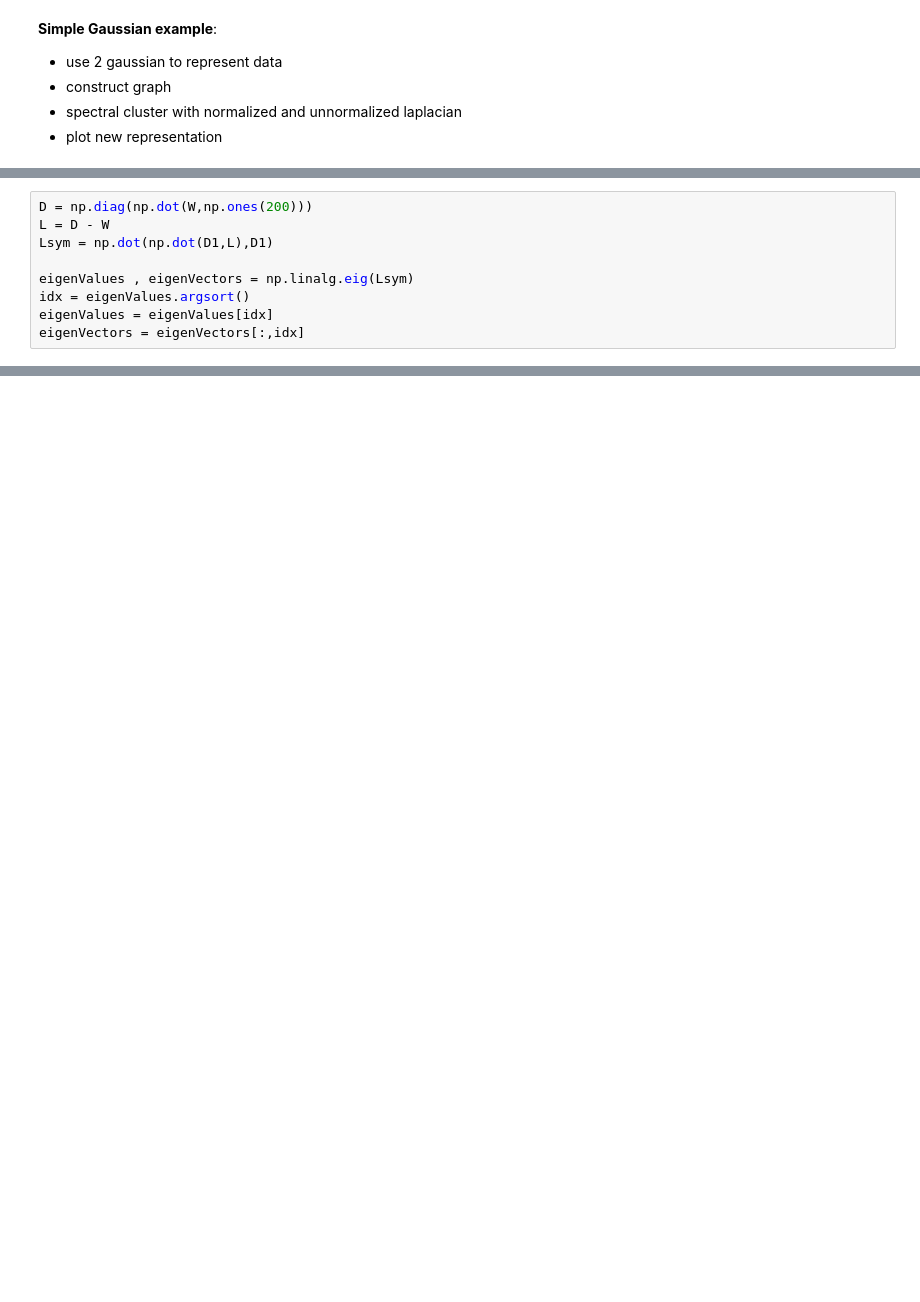
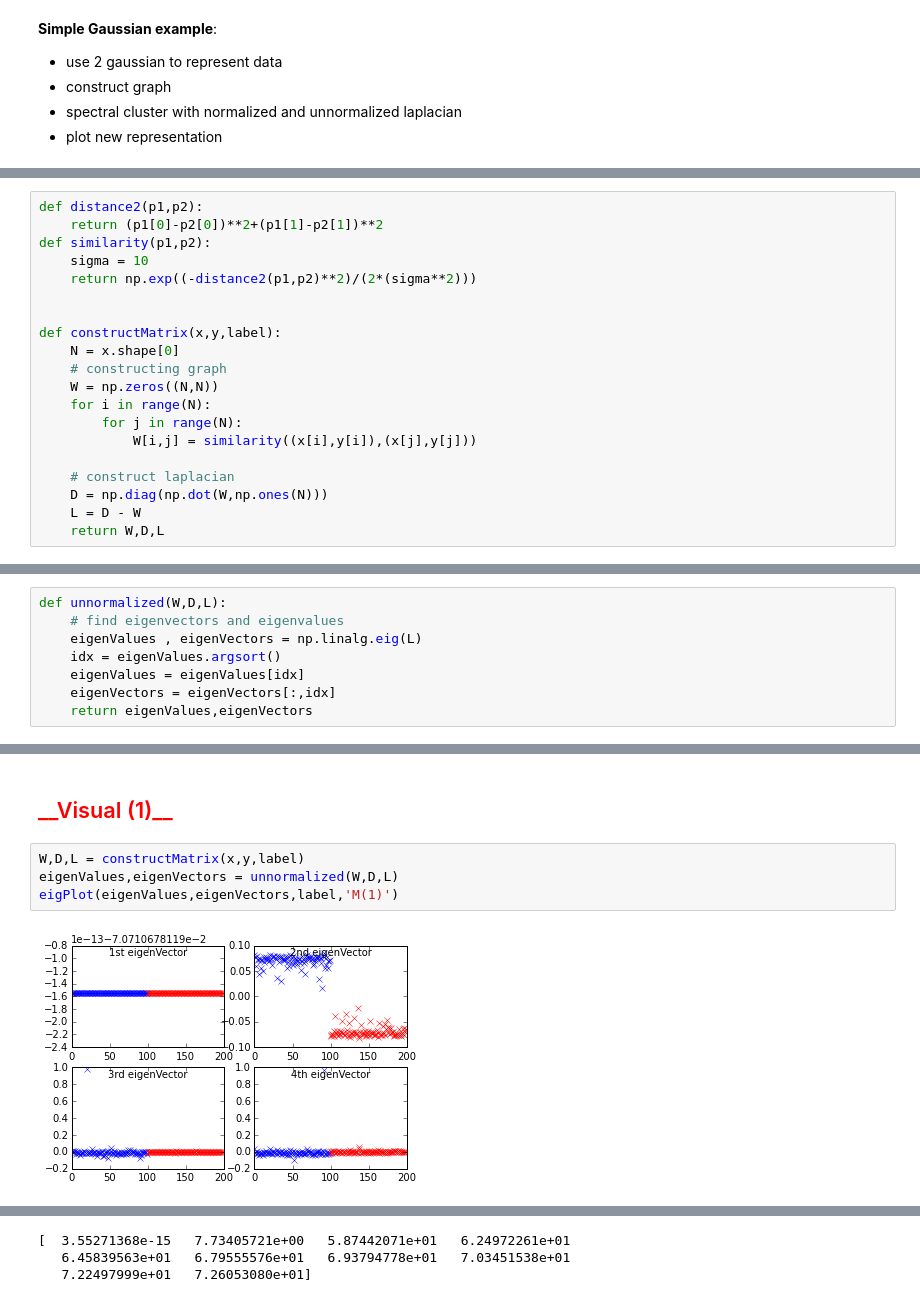
Before and after one commit to babakahmadi/Thesis, a Jupyter notebook: implementation/ Simple Gaussian example.ipynb, the cells around one changed output, grey strips where cells are left out. Saved outputs shown, nothing was run; the diff lists cells and outputs as text; blank space fills up the shorter version.

```diff
--- a/implementation/ Simple Gaussian example.ipynb
+++ b/implementation/ Simple Gaussian example.ipynb
@@ -134,9 +7,0 @@ array([[ 0.72496635,  0.        ,  0.        , ...,  0.        ,
-# %%
-D = np.diag(np.dot(W,np.ones(200)))
-L = D - W
-Lsym = np.dot(np.dot(D1,L),D1)
-
-eigenValues , eigenVectors = np.linalg.eig(Lsym)
-idx = eigenValues.argsort()
-eigenValues = eigenValues[idx]
-eigenVectors = eigenVectors[:,idx]
@@ -228,0 +95,20 @@ plt.plot()
+# %%
+def distance2(p1,p2):
+    return (p1[0]-p2[0])**2+(p1[1]-p2[1])**2
+def similarity(p1,p2):
+    sigma = 10
+    return np.exp((-distance2(p1,p2)**2)/(2*(sigma**2)))
+
+
+def constructMatrix(x,y,label):
+    N = x.shape[0]
+    # constructing graph
+    W = np.zeros((N,N))
+    for i in range(N):
+        for j in range(N):
+            W[i,j] = similarity((x[i],y[i]),(x[j],y[j]))
+
+    # construct laplacian
+    D = np.diag(np.dot(W,np.ones(N)))
+    L = D - W
+    return W,D,L
@@ -228,0 +117,8 @@ plt.plot()
+# %%
+def unnormalized(W,D,L):
+    # find eigenvectors and eigenvalues
+    eigenValues , eigenVectors = np.linalg.eig(L)
+    idx = eigenValues.argsort()
+    eigenValues = eigenValues[idx]
+    eigenVectors = eigenVectors[:,idx]
+    return eigenValues,eigenVectors
@@ -228,0 +211,8 @@ plt.plot()
+# %% [markdown]
+<h2 style="color:red">__Visual (1)__</h2>
+# %%
+W,D,L = constructMatrix(x,y,label)
+eigenValues,eigenVectors = unnormalized(W,D,L)
+eigPlot(eigenValues,eigenVectors,label,'M(1)')
+# %% [output]
+[figure, added]
@@ -228,0 +221,3 @@ plt.plot()
+[  3.55271368e-15   7.73405721e+00   5.87442071e+01   6.24972261e+01
+   6.45839563e+01   6.79555576e+01   6.93794778e+01   7.03451538e+01
+   7.22497999e+01   7.26053080e+01]
```
Also changed, not shown: parts of 35 cells of this notebook, 34 other files.
